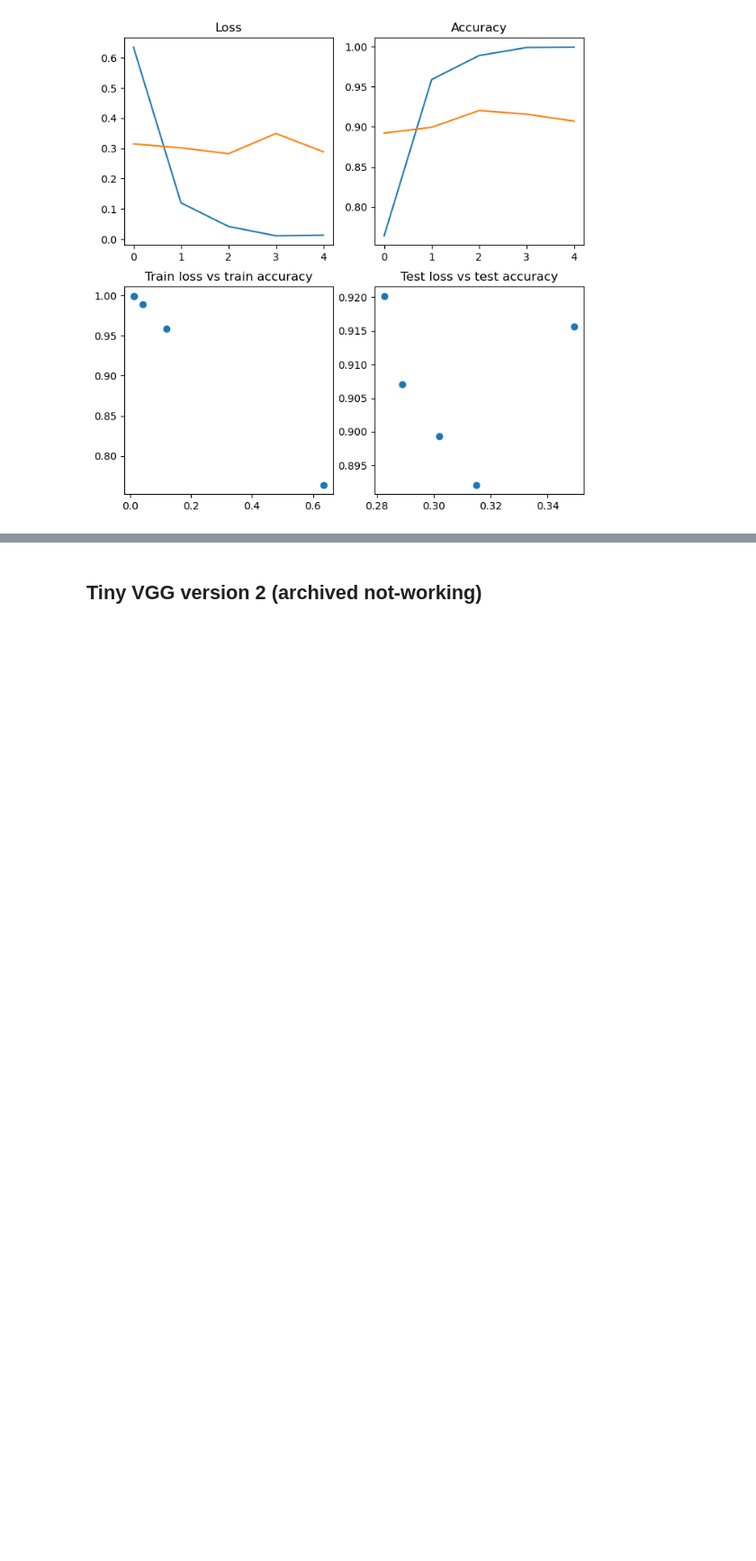
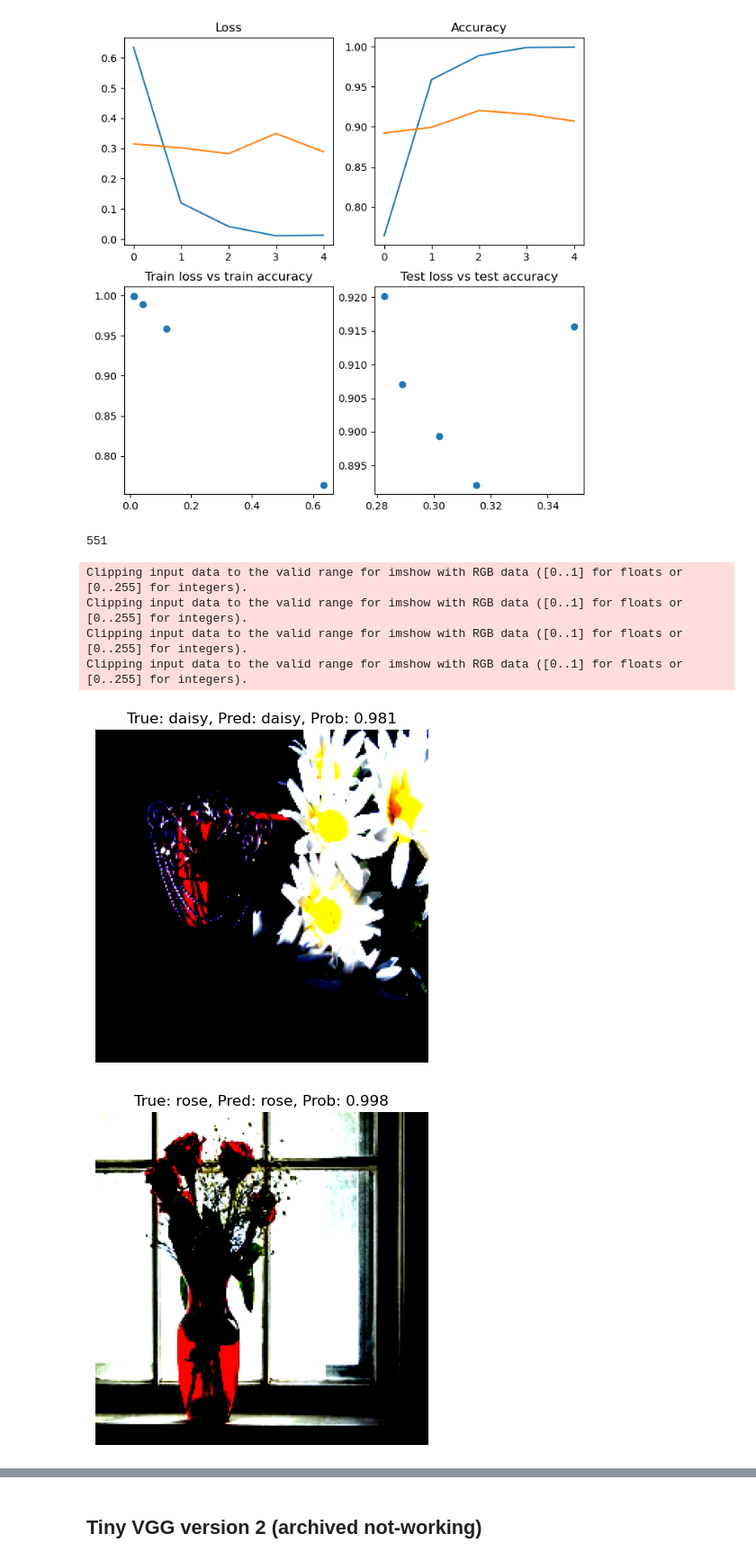
Before and after one commit to neddanedda/PyTorch_course, a Jupyter notebook: Flowers_five_classes.ipynb, the cells around one changed output, grey strips where cells are left out. Shown at 90% size. Drawn from its saved outputs; the diff is of its cells as text; code cells hidden in the pictures; blank space fills up the shorter version.

```diff
--- a/Flowers_five_classes.ipynb
+++ b/Flowers_five_classes.ipynb
@@ -250,3 +252,21 @@ def plot_model_results(results: pd.DataFrame,
+# %%
+def plot_random_test(model: torch.nn.Module,
+                     test_data,
+                     class_names,
+                     total_pictures: int=4,
+                     device: str="cpu"):
+    random_pics = random.sample(range(len(test_data)), total_pictures)
+    #
+    model.eval()
+    for pic in random_pics:
+        picture = test_data[pic][0]
+        true_class = test_data[pic][1]
+        with torch.inference_mode():
+            pred = torch.softmax(model(picture.to(device).unsqueeze(dim=0)),dim=1)
+        plt.figure()
+        plt.imshow(picture.permute(1, 2, 0))
+        plt.title(f"True: {class_names[true_class]}, Pred: {class_names[torch.argmax(pred, dim=1)]}, Prob: {pred.max():.3f}")
+        plt.axis(False);
 # %% [markdown]
 ### Saving model
 # %%
@@ -1394,0 +1417,17 @@ plot_model_results(pd.DataFrame(model_6_results),8)
+# %%
+len(test_data)
+# %% [output]
+551
+# %%
+plot_random_test(model_6,
+                 test_data,
+                 class_names,
+                 # total_pictures: int=4,
+                 device=device)
+# %% [output]
+Clipping input data to the valid range for imshow with RGB data ([0..1] for floats or [0..255] for integers).
+Clipping input data to the valid range for imshow with RGB data ([0..1] for floats or [0..255] for integers).
+Clipping input data to the valid range for imshow with RGB data ([0..1] for floats or [0..255] for integers).
+Clipping input data to the valid range for imshow with RGB data ([0..1] for floats or [0..255] for integers).
+[figure, added]
+[figure, added]
```
Also changed, not shown: parts of 3 cells of this notebook.
